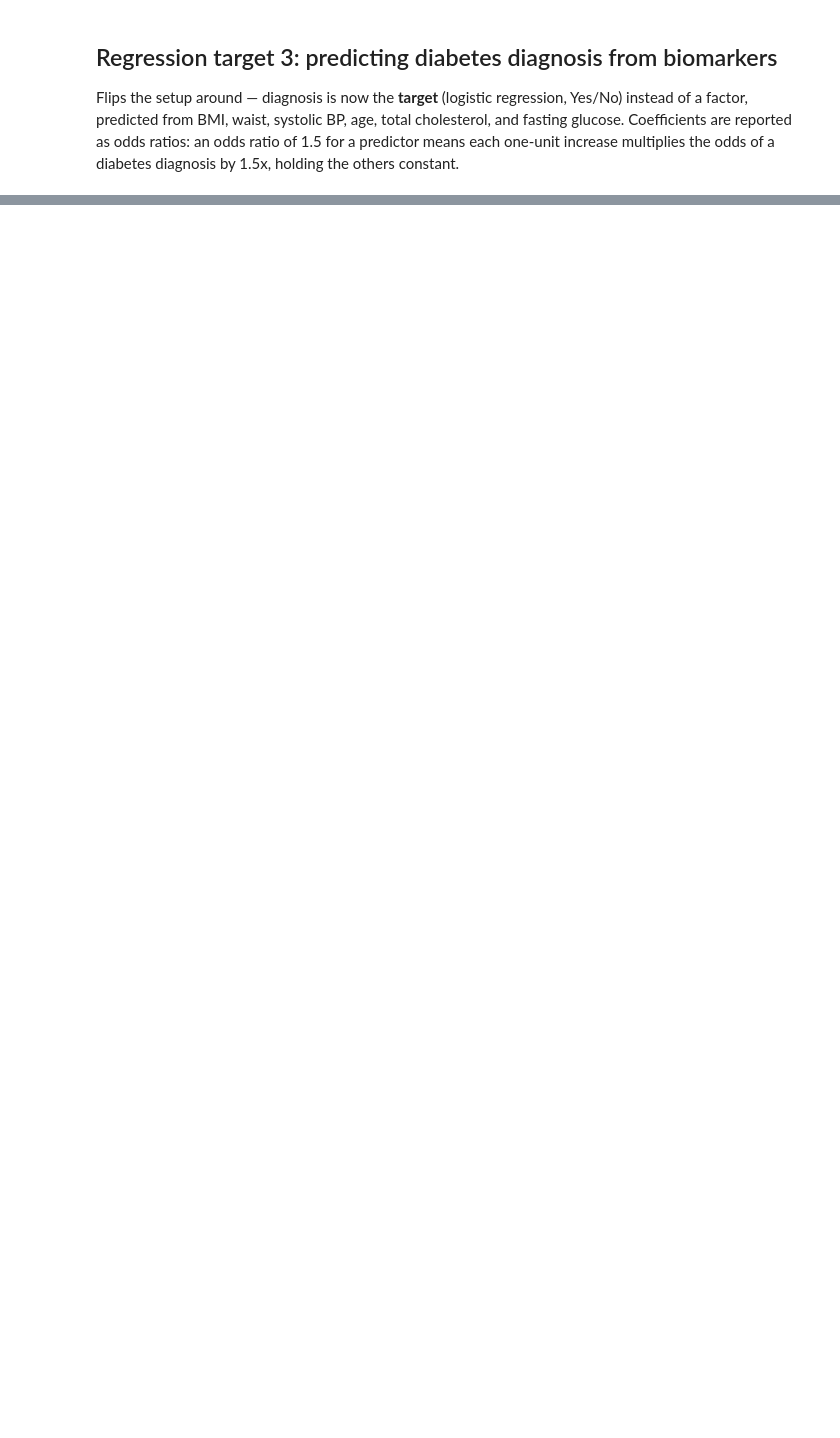
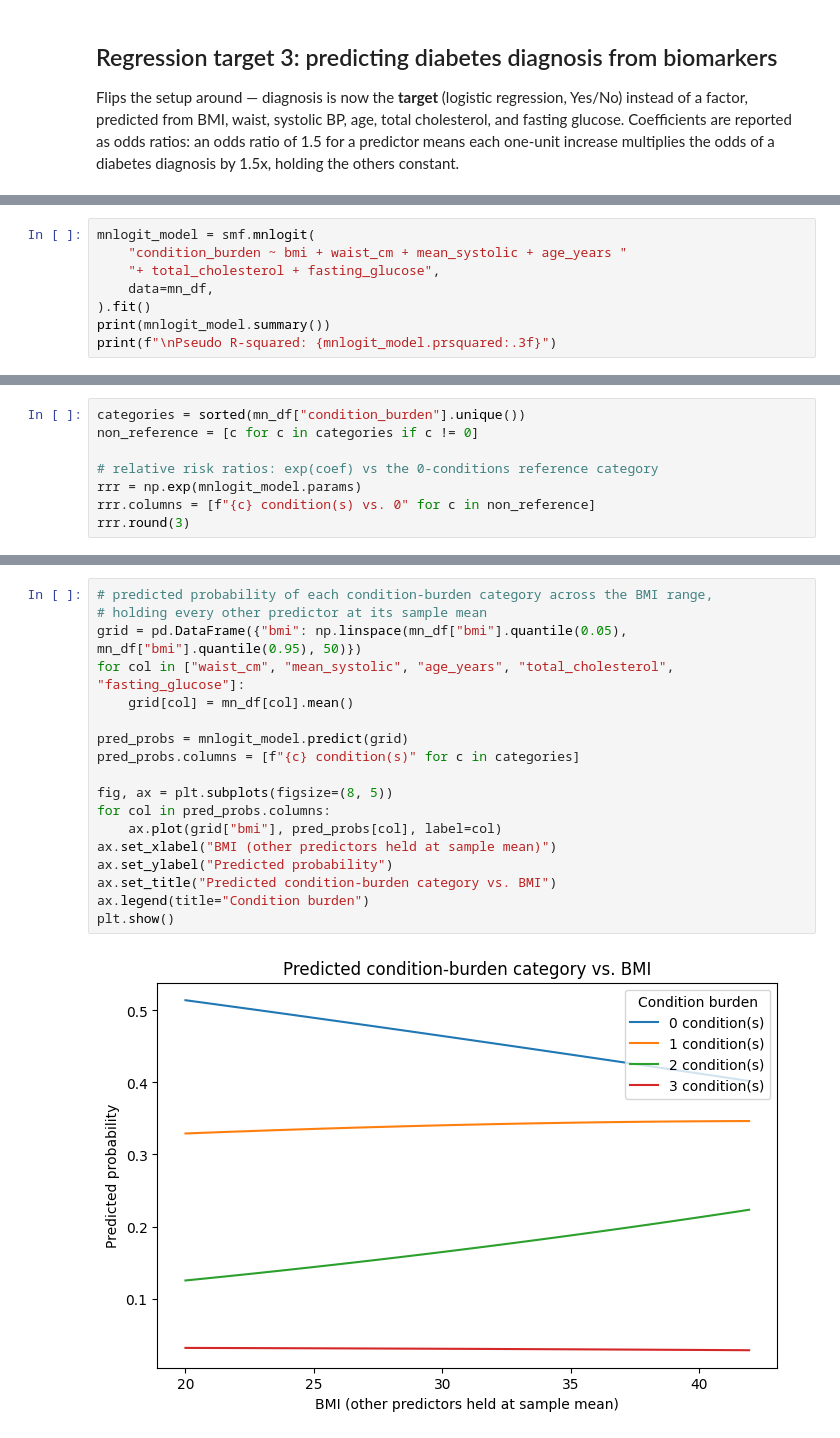
Before and after one commit to jdstigma/NHANES-Cardiometabolic-Warehouse, a Jupyter notebook: notebooks/exploration.ipynb, the cells around one changed output, grey strips where cells are left out. Saved outputs shown, nothing was run; the diff lists cells and outputs as text; blank space fills up the shorter version.

```diff
--- a/notebooks/exploration.ipynb
+++ b/notebooks/exploration.ipynb
@@ -303,0 +450,8 @@ print(f"{y_logit.sum():,} of {len(y_logit):,} respondents ({y_logit.mean():.1%})
+# %%
+mnlogit_model = smf.mnlogit(
+    "condition_burden ~ bmi + waist_cm + mean_systolic + age_years "
+    "+ total_cholesterol + fasting_glucose",
+    data=mn_df,
+).fit()
+print(mnlogit_model.summary())
+print(f"\nPseudo R-squared: {mnlogit_model.prsquared:.3f}")
@@ -303,0 +476,8 @@ print(f"{y_logit.sum():,} of {len(y_logit):,} respondents ({y_logit.mean():.1%})
+# %%
+categories = sorted(mn_df["condition_burden"].unique())
+non_reference = [c for c in categories if c != 0]
+
+# relative risk ratios: exp(coef) vs the 0-conditions reference category
+rrr = np.exp(mnlogit_model.params)
+rrr.columns = [f"{c} condition(s) vs. 0" for c in non_reference]
+rrr.round(3)
@@ -303,0 +493,20 @@ print(f"{y_logit.sum():,} of {len(y_logit):,} respondents ({y_logit.mean():.1%})
+# %%
+# predicted probability of each condition-burden category across the BMI range,
+# holding every other predictor at its sample mean
+grid = pd.DataFrame({"bmi": np.linspace(mn_df["bmi"].quantile(0.05), mn_df["bmi"].quantile(0.95), 50)})
+for col in ["waist_cm", "mean_systolic", "age_years", "total_cholesterol", "fasting_glucose"]:
+    grid[col] = mn_df[col].mean()
+
+pred_probs = mnlogit_model.predict(grid)
+pred_probs.columns = [f"{c} condition(s)" for c in categories]
+
+fig, ax = plt.subplots(figsize=(8, 5))
+for col in pred_probs.columns:
+    ax.plot(grid["bmi"], pred_probs[col], label=col)
+ax.set_xlabel("BMI (other predictors held at sample mean)")
+ax.set_ylabel("Predicted probability")
+ax.set_title("Predicted condition-burden category vs. BMI")
+ax.legend(title="Condition burden")
+plt.show()
+# %% [output]
+[figure, added]
```
Also changed, not shown: parts of 20 cells of this notebook, 5 other files.
